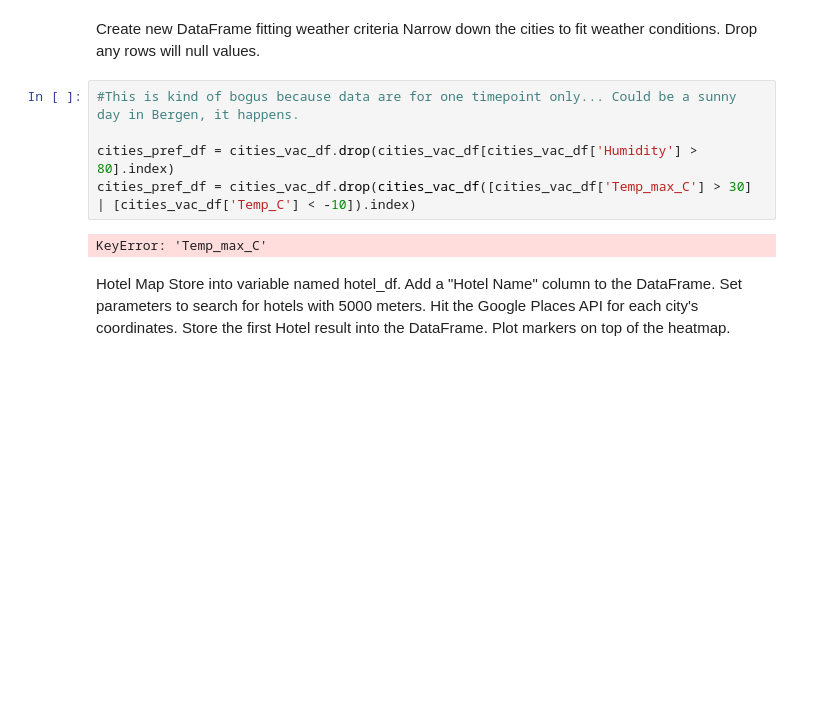
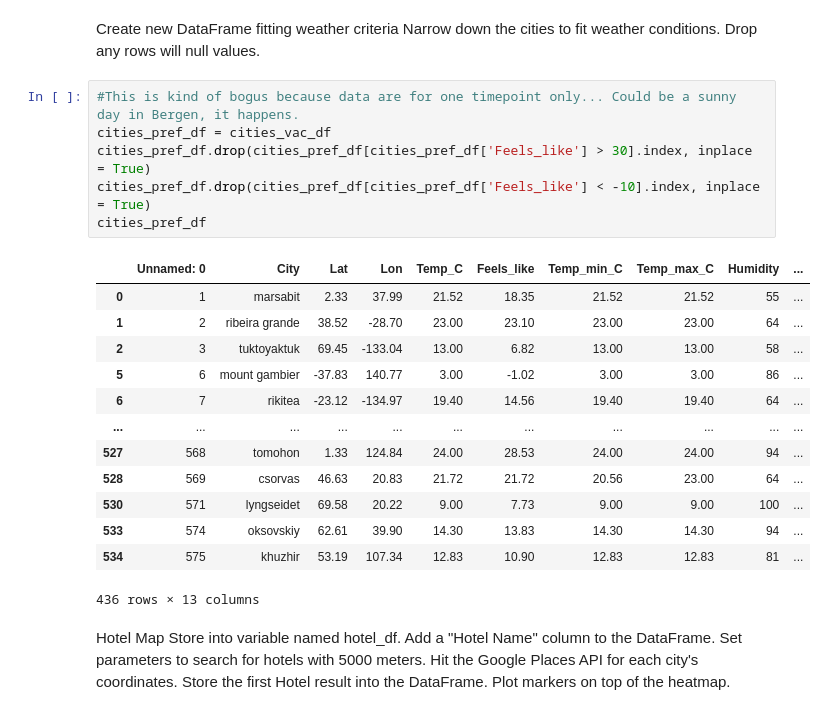
Before and after one commit to bjmacgreg/python-api-challenge, a Jupyter notebook: VacationPy/VacationPy.ipynb, the cells around one changed output. Drawn from its saved outputs; the diff is of its cells as text; blank space fills up the shorter version.

```diff
--- a/VacationPy/VacationPy.ipynb
+++ b/VacationPy/VacationPy.ipynb
@@ -57,11 +58,24 @@ Narrow down the cities to fit weather conditions.
 Drop any rows will null values.
 # %%
 #This is kind of bogus because data are for one timepoint only... Could be a sunny day in Bergen, it happens.
-
-cities_pref_df = cities_vac_df.drop(cities_vac_df[cities_vac_df['Humidity'] > 80].index)
-cities_pref_df = cities_vac_df.drop(cities_vac_df([cities_vac_df['Temp_max_C'] > 30] | [cities_vac_df['Temp_C'] < -10]).index)
+cities_pref_df = cities_vac_df
+cities_pref_df.drop(cities_pref_df[cities_pref_df['Feels_like'] > 30].index, inplace = True)
+cities_pref_df.drop(cities_pref_df[cities_pref_df['Feels_like'] < -10].index, inplace = True)
+cities_pref_df
 # %% [output]
+|  | Unnamed: 0 | City | Lat | Lon | Temp_C | Feels_like | Temp_min_C | Temp_max_C | Humidity | ... |
+| 0 | 1 | marsabit | 2.33 | 37.99 | 21.52 | 18.35 | 21.52 | 21.52 | 55 | ... |
+| 1 | 2 | ribeira grande | 38.52 | -28.70 | 23.00 | 23.10 | 23.00 | 23.00 | 64 | ... |
+| 2 | 3 | tuktoyaktuk | 69.45 | -133.04 | 13.00 | 6.82 | 13.00 | 13.00 | 58 | ... |
+| 5 | 6 | mount gambier | -37.83 | 140.77 | 3.00 | -1.02 | 3.00 | 3.00 | 86 | ... |
+| 6 | 7 | rikitea | -23.12 | -134.97 | 19.40 | 14.56 | 19.40 | 19.40 | 64 | ... |
+| ... | ... | ... | ... | ... | ... | ... | ... | ... | ... | ... |
+| 527 | 568 | tomohon | 1.33 | 124.84 | 24.00 | 28.53 | 24.00 | 24.00 | 94 | ... |
+| 528 | 569 | csorvas | 46.63 | 20.83 | 21.72 | 21.72 | 20.56 | 23.00 | 64 | ... |
+| 530 | 571 | lyngseidet | 69.58 | 20.22 | 9.00 | 7.73 | 9.00 | 9.00 | 100 | ... |
+| 533 | 574 | oksovskiy | 62.61 | 39.90 | 14.30 | 13.83 | 14.30 | 14.30 | 94 | ... |
+| 534 | 575 | khuzhir | 53.19 | 107.34 | 12.83 | 10.90 | 12.83 | 12.83 | 81 | ... |
-KeyError: 'Temp_max_C'
+436 rows × 13 columns
 # %% [markdown]
 Hotel Map
 Store into variable named hotel_df.
```
Also changed, not shown: parts of 4 cells of this notebook, 17 other files.
